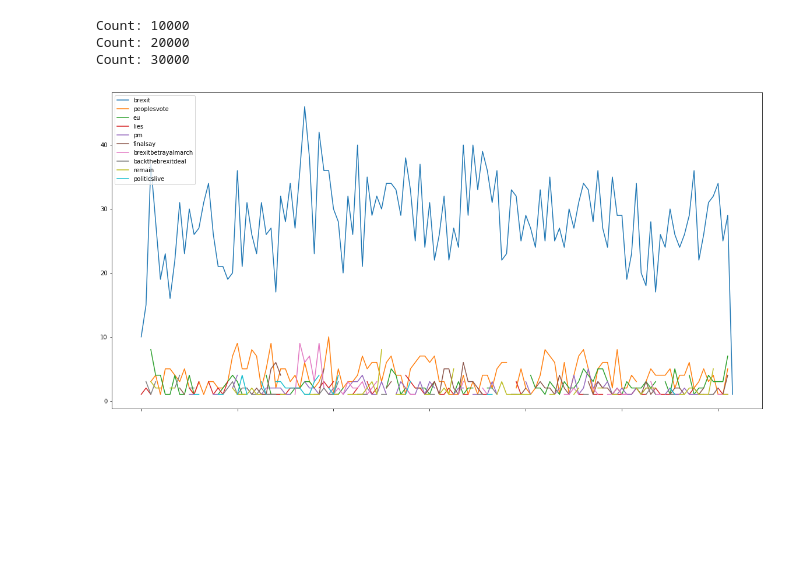
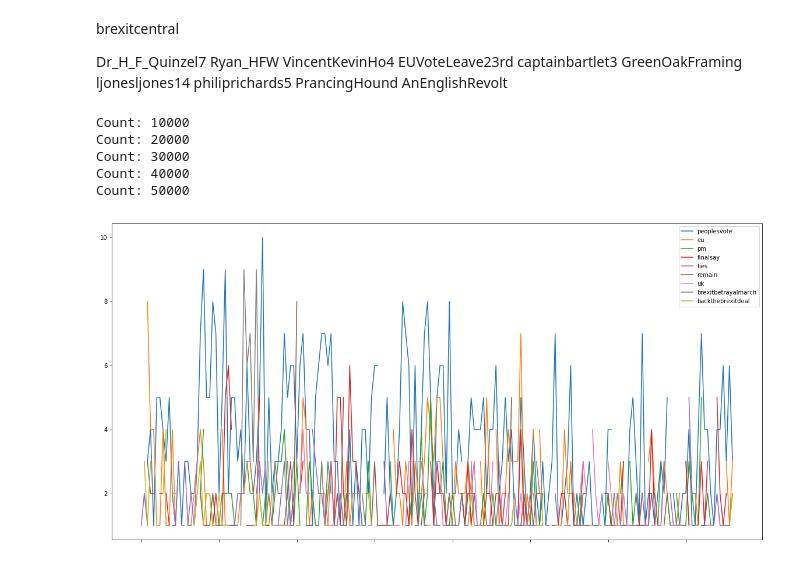
Before and after one commit to r0zetta/twitter_analysis_tools, a Jupyter notebook: gatherer_analysis.ipynb, the cells around one changed output. Drawn from its saved outputs; the diff is of its cells as text; code cells hidden in the pictures; blank space fills up the shorter version.

```diff
--- a/gatherer_analysis.ipynb
+++ b/gatherer_analysis.ipynb
@@ -284,13 +284,28 @@ users
 
 Found 0 magas.
+# %% [markdown]
+brexitcentral
+
+Dr_H_F_Quinzel7
+Ryan_HFW
+VincentKevinHo4
+EUVoteLeave23rd
+captainbartlet3
+GreenOakFraming
+ljonesljones14
+philiprichards5
+PrancingHound
+AnEnglishRevolt
 # %%
-ht = [x for x, c in counters["hashtags"].most_common(10)]
+ht = [x for x, c in counters["hashtags"].most_common(10)][1:]
 print_hashtag_trends(ht)
 # %% [output]
 Count: 10000
 Count: 20000
 Count: 30000
+Count: 40000
+Count: 50000
-[figure, old version]
+[figure, new version]
 # %%
 u = [x for x, c in counters["users"].most_common(10)]
 print_user_trends(u)
```
Also changed, not shown: parts of 2 cells of this notebook.
